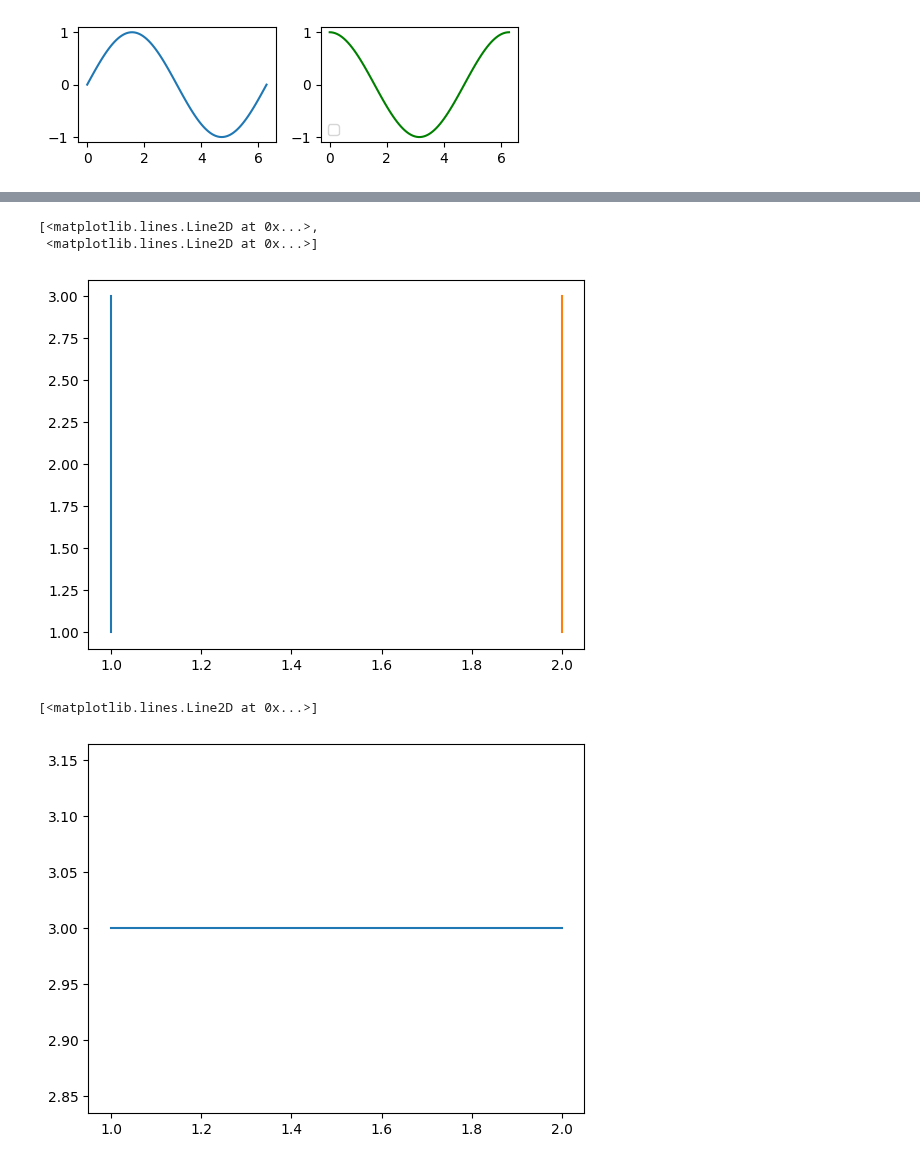
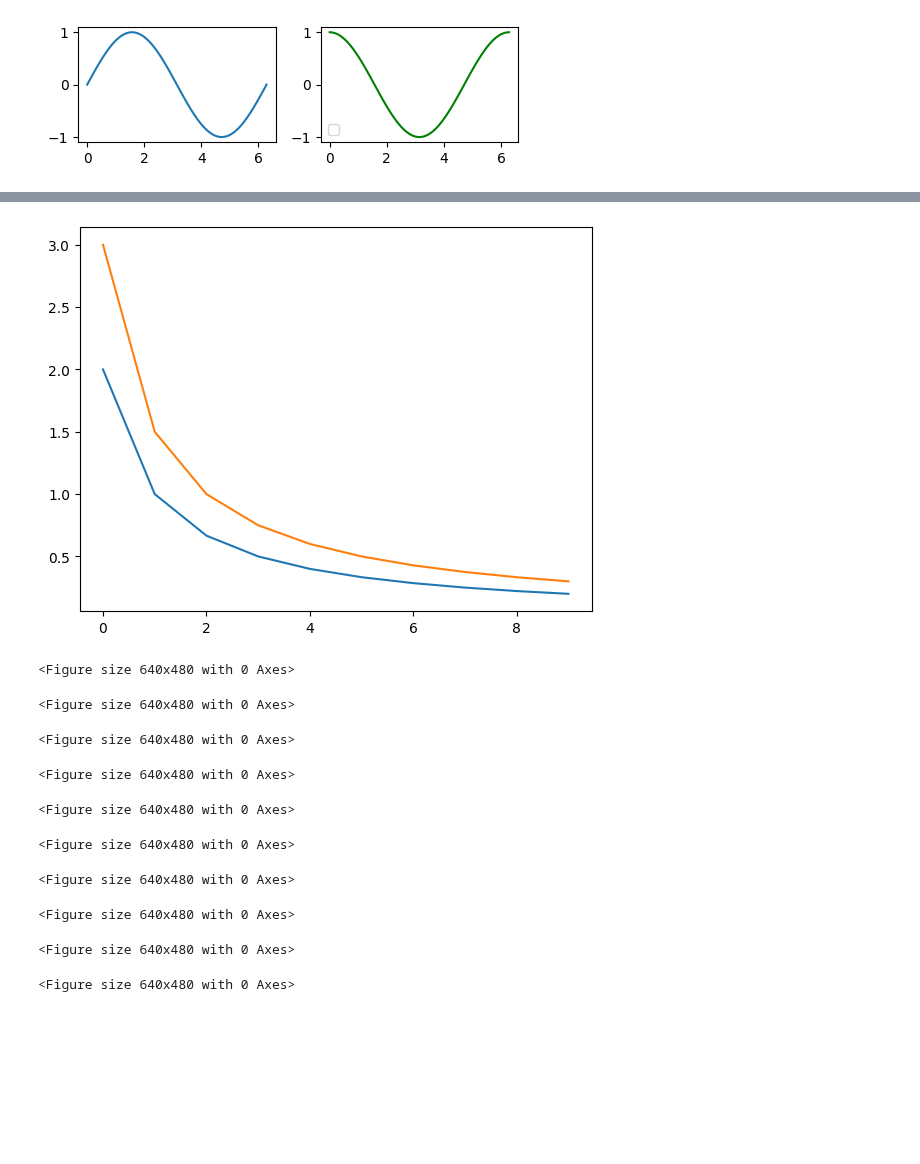
Before and after one commit to Waitmeplea/dl_learning, a Jupyter notebook: dplearning_second_part/limu_dplearning/matplotlib学习.ipynb, the cells around one changed output, grey strips where cells are left out. Saved outputs shown, nothing was run; the diff lists cells and outputs as text; code cells hidden in the pictures; blank space fills up the shorter version.

```diff
--- a/dplearning_second_part/limu_dplearning/matplotlib学习.ipynb
+++ b/dplearning_second_part/limu_dplearning/matplotlib学习.ipynb
@@ -93,15 +46,46 @@ class Animator(object):
-# %%
-x=[[1,2],[1,2],[1,2]]
-y=[[3,3],[2,2],[1,1]]
-plt.plot(x,y)
-# %% [output]
-[<matplotlib.lines.Line2D at 0x...>,
- <matplotlib.lines.Line2D at 0x...>]
-[figure, removed]
-# %%
-x=[1,2]
-y=[3,3]
-plt.plot(x,y)
-# %% [output]
-[<matplotlib.lines.Line2D at 0x...>]
-[figure, removed]
+# %%
+class Animator:
+    def __init__(self):
+        self.fig,self.ax=plt.figure(),plt.axes([0.1,0.1,0.8,0.8])
+        self.X,self.Y=None,None
+    def add(self,x,y):
+        if not hasattr(y,'__len__'):
+            y=[y]
+        n=len(y)
+        if not hasattr(x,'__len__'):
+            x=[x]*n
+        self.X=[[] for i in x] if self.X is None else self.X
+        self.Y=[[] for i in y] if self.Y is None else self.Y
+
+        for i,(x,y) in enumerate(zip(x,y)):
+            self.X[i].append(x)
+            self.Y[i].append(y)
+        self.ax.cla()
+        plt.figure()
+        for i in range(len(self.X)):
+            self.ax.plot(self.X[i], self.Y[i], color='C'+str(i))  # 自动分配颜色
+
+
+        display.display(self.fig)
+
+        display.clear_output(wait=True)
+# %%
+###必须得在jupyter环境下才有用
+animator=Animator()
+for epoch in range(10):
+    # 模拟两条曲线的数据（例如训练损失和验证损失）
+    train_loss = 2 / (epoch + 1)
+    val_loss = 3 / (epoch + 1)
+    animator.add(x=epoch, y=[train_loss, val_loss])
+# %% [output]
+[figure, added]
+<Figure size 640x480 with 0 Axes>
+<Figure size 640x480 with 0 Axes>
+<Figure size 640x480 with 0 Axes>
+<Figure size 640x480 with 0 Axes>
+<Figure size 640x480 with 0 Axes>
+<Figure size 640x480 with 0 Axes>
+<Figure size 640x480 with 0 Axes>
+<Figure size 640x480 with 0 Axes>
+<Figure size 640x480 with 0 Axes>
+<Figure size 640x480 with 0 Axes>
```
Also changed, not shown: parts of 2 cells of this notebook, 4 other files.
